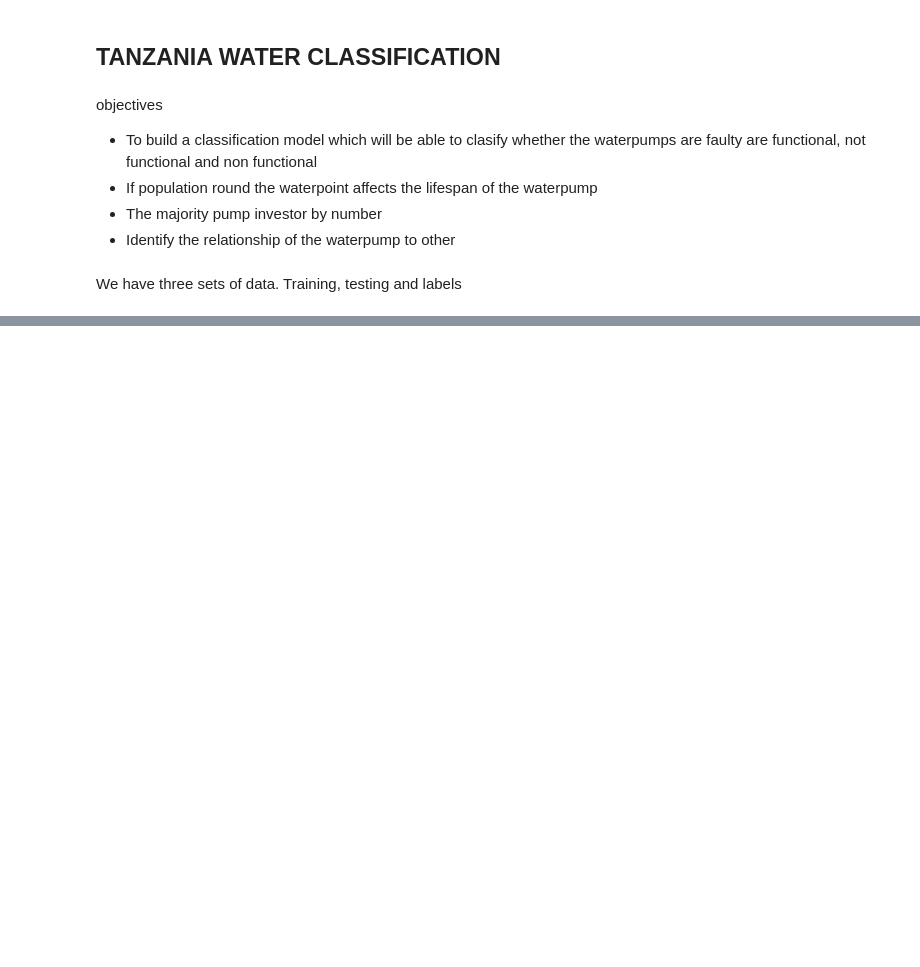
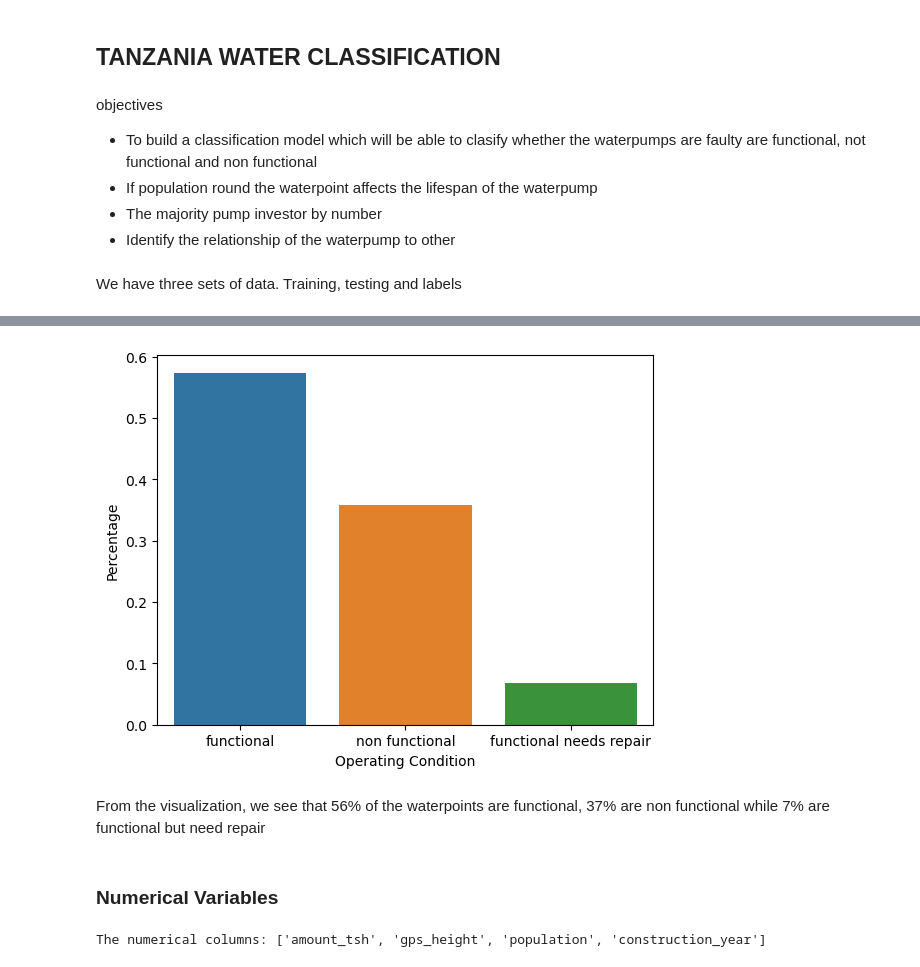
Before and after one commit to Mbachia/Tanzania-Water-Classification, a Jupyter notebook: notebook.ipynb, the cells around one changed output, grey strips where cells are left out. Saved outputs shown, nothing was run; the diff lists cells and outputs as text; code cells hidden in the pictures; blank space fills up the shorter version.

```diff
--- a/notebook.ipynb
+++ b/notebook.ipynb
@@ -171,0 +230,4 @@ data.duplicated().sum()
+# %%
+# checking for the percentage of values on the target column
+percentage_status_group = pd.DataFrame(data['status_group'].value_counts(normalize=True))
+percentage_status_group
@@ -171,0 +240,21 @@ data.duplicated().sum()
+# %%
+# Plotting the percentage of the Operation Status of the waterpoints
+percentage_status_group.reset_index(inplace=True)
+percentage_status_group.columns = ['status_group', 'percentage']
+
+sns.barplot(x='status_group',y='percentage',data=percentage_status_group)
+plt.xlabel('Operating Condition')
+plt.ylabel('Percentage')
+plt.show()
+# %% [output]
+[figure, added]
+# %% [markdown]
+From the visualization, we see that 56% of the waterpoints are functional, 37% are non functional while 7% are functional but need repair
+# %% [markdown]
+### Numerical Variables
+# %%
+# Extracting numerical variables from data
+numerical = [column for column in data.columns if data[column].dtype != "O"]
+print('The numerical columns: {}'.format(numerical))
+# %% [output]
+The numerical columns: ['amount_tsh', 'gps_height', 'population', 'construction_year']
```
Also changed, not shown: parts of 48 cells of this notebook, 3 other files.
